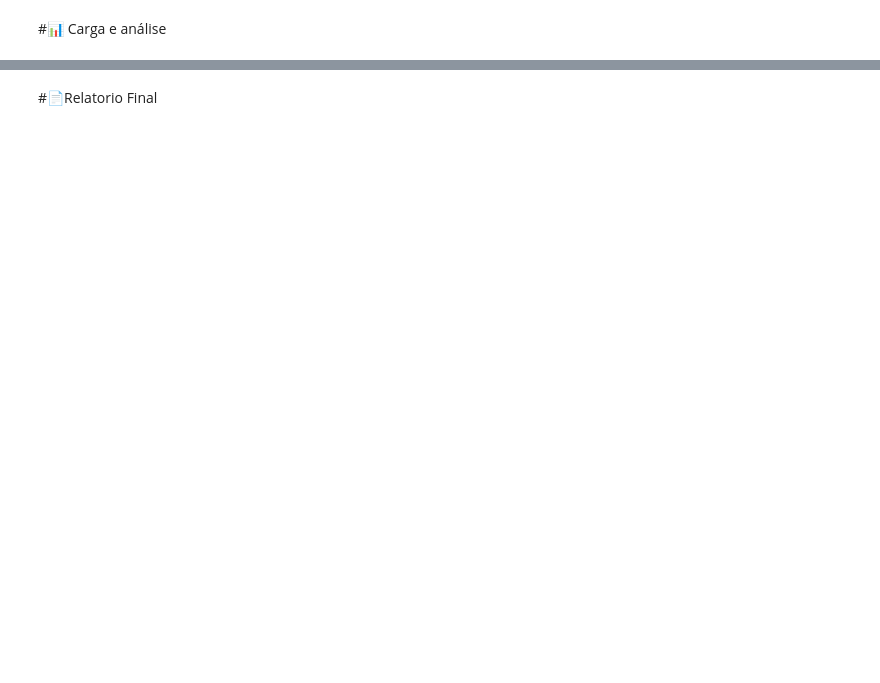
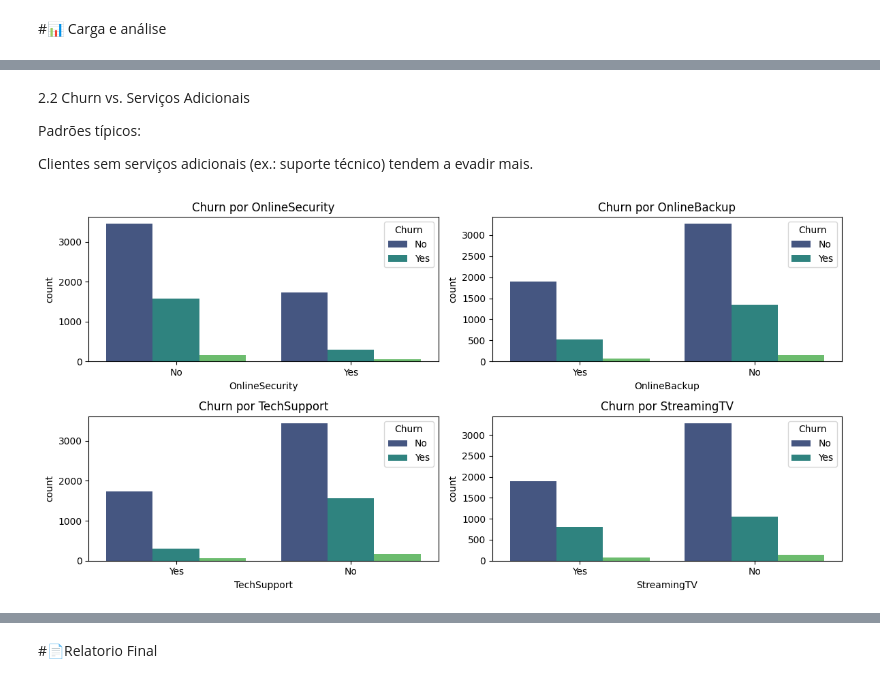
Before and after one commit to mlpoliveira/challenge2-data-science, a Jupyter notebook: TelecomX_BR.ipynb, the cells around one changed output, grey strips where cells are left out. Saved outputs shown, nothing was run; the diff lists cells and outputs as text; code cells hidden in the pictures; blank space fills up the shorter version.

```diff
--- a/TelecomX_BR.ipynb
+++ b/TelecomX_BR.ipynb
@@ -190,0 +430,18 @@ df_final.to_csv('dados_limpos.csv', index=False)
+# %% [markdown]
+2.2 Churn vs. Serviços Adicionais
+
+Padrões típicos:
+
+Clientes sem serviços adicionais (ex.: suporte técnico) tendem a evadir mais.
+# %%
+services = ['OnlineSecurity', 'OnlineBackup', 'TechSupport', 'StreamingTV']
+
+plt.figure(figsize=(12, 6))
+for i, service in enumerate(services, 1):
+    plt.subplot(2, 2, i)
+    sns.countplot(x=service, hue='Churn', data=df_final, palette='viridis')
+    plt.title(f'Churn por {service}')
+plt.tight_layout()
+plt.show()
+# %% [output]
+[figure, added]
```
Also changed, not shown: parts of 47 cells of this notebook, 1 other file.
